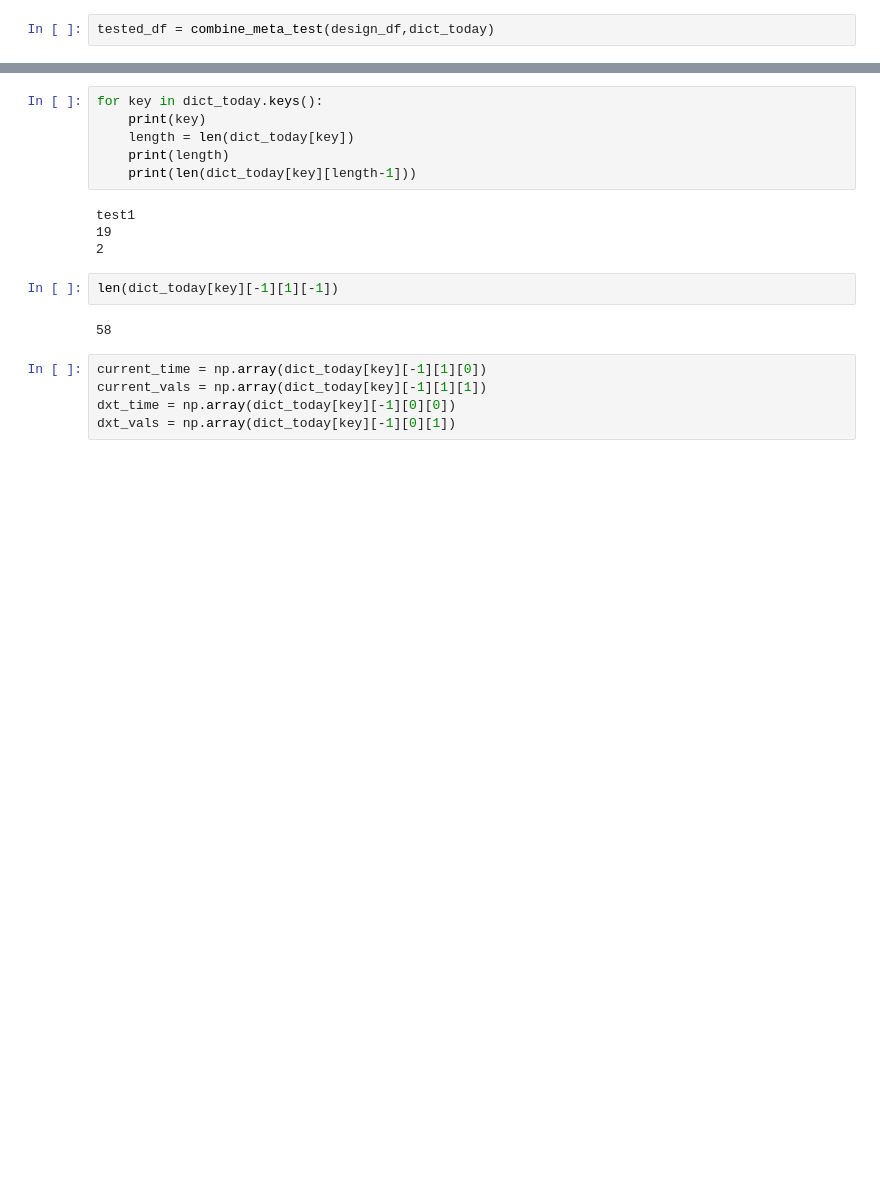
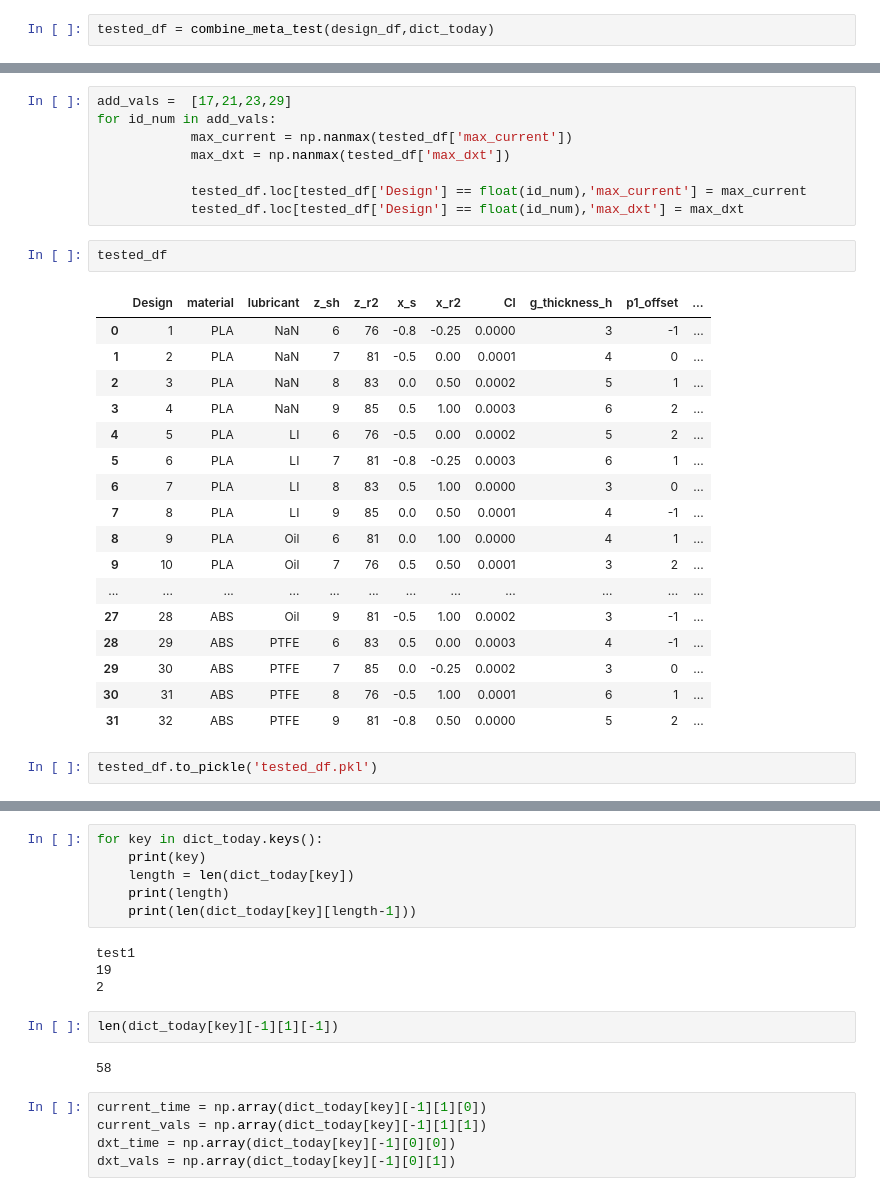
Before and after one commit to c-y-i/Mod_DOE, a Jupyter notebook: scratch.ipynb, the cells around one changed output, grey strips where cells are left out. Saved outputs shown, nothing was run; the diff lists cells and outputs as text; blank space fills up the shorter version.

```diff
--- a/scratch.ipynb
+++ b/scratch.ipynb
@@ -67,3 +67,33 @@ tested_df
+# %%
+add_vals =  [17,21,23,29]
+for id_num in add_vals:
+            max_current = np.nanmax(tested_df['max_current'])
+            max_dxt = np.nanmax(tested_df['max_dxt'])
+
+            tested_df.loc[tested_df['Design'] == float(id_num),'max_current'] = max_current
+            tested_df.loc[tested_df['Design'] == float(id_num),'max_dxt'] = max_dxt
+# %%
+tested_df
+# %% [output]
+|  | Design | material | lubricant | z_sh | z_r2 | x_s | x_r2 | Cl | g_thickness_h | p1_offset | ... |
+| 0 | 1 | PLA | NaN | 6 | 76 | -0.8 | -0.25 | 0.0000 | 3 | -1 | ... |
+| 1 | 2 | PLA | NaN | 7 | 81 | -0.5 | 0.00 | 0.0001 | 4 | 0 | ... |
+| 2 | 3 | PLA | NaN | 8 | 83 | 0.0 | 0.50 | 0.0002 | 5 | 1 | ... |
+| 3 | 4 | PLA | NaN | 9 | 85 | 0.5 | 1.00 | 0.0003 | 6 | 2 | ... |
+| 4 | 5 | PLA | LI | 6 | 76 | -0.5 | 0.00 | 0.0002 | 5 | 2 | ... |
+| 5 | 6 | PLA | LI | 7 | 81 | -0.8 | -0.25 | 0.0003 | 6 | 1 | ... |
+| 6 | 7 | PLA | LI | 8 | 83 | 0.5 | 1.00 | 0.0000 | 3 | 0 | ... |
+| 7 | 8 | PLA | LI | 9 | 85 | 0.0 | 0.50 | 0.0001 | 4 | -1 | ... |
+| 8 | 9 | PLA | Oil | 6 | 81 | 0.0 | 1.00 | 0.0000 | 4 | 1 | ... |
+| 9 | 10 | PLA | Oil | 7 | 76 | 0.5 | 0.50 | 0.0001 | 3 | 2 | ... |
+| ... | ... | ... | ... | ... | ... | ... | ... | ... | ... | ... | ... |
+| 27 | 28 | ABS | Oil | 9 | 81 | -0.5 | 1.00 | 0.0002 | 3 | -1 | ... |
+| 28 | 29 | ABS | PTFE | 6 | 83 | 0.5 | 0.00 | 0.0003 | 4 | -1 | ... |
+| 29 | 30 | ABS | PTFE | 7 | 85 | 0.0 | -0.25 | 0.0002 | 3 | 0 | ... |
+| 30 | 31 | ABS | PTFE | 8 | 76 | -0.5 | 1.00 | 0.0001 | 6 | 1 | ... |
+| 31 | 32 | ABS | PTFE | 9 | 81 | -0.8 | 0.50 | 0.0000 | 5 | 2 | ... |
+# %%
+tested_df.to_pickle('tested_df.pkl')
 # %%
 for key in dict_today.keys():
     print(key)
```
Also changed, not shown: parts of 4 cells of this notebook, 3 other files.
